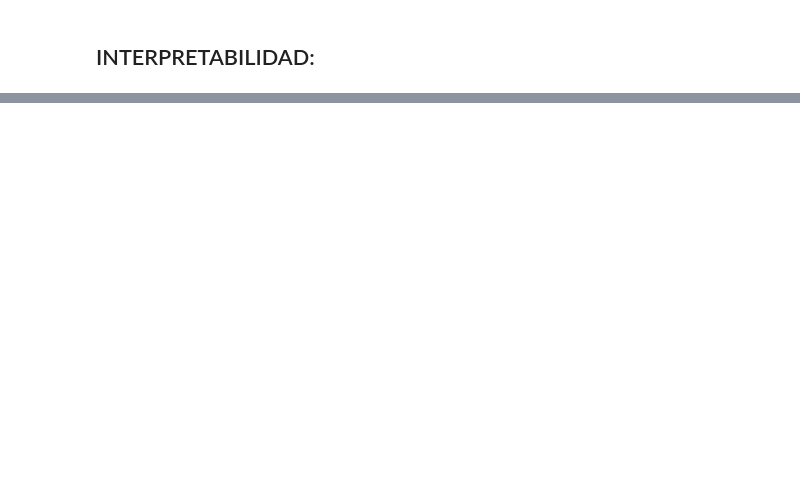
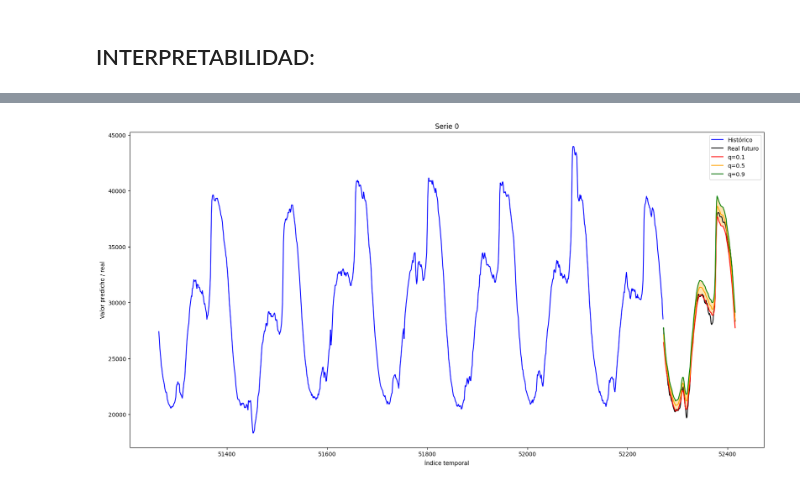
Before and after one commit to Camiau20/Camiau20, a Jupyter notebook: notebooks/09_TFT.ipynb, the cells around one changed output, grey strips where cells are left out. Drawn from its saved outputs; the diff is of its cells as text; code cells hidden in the pictures; blank space fills up the shorter version.

```diff
--- a/notebooks/09_TFT.ipynb
+++ b/notebooks/09_TFT.ipynb
@@ -270,0 +336,49 @@ for k, v in interpretation.items():
+# %%
+num_series = len(x["decoder_target"])
+
+for i in range(num_series):  # se ajusta al batch real
+    plt.figure(figsize=(20, 10))
+
+
+    encoder_target = x["encoder_target"][i].cpu().numpy().flatten()
+    decoder_target = x["decoder_target"][i].cpu().numpy().flatten()
+
+
+    decoder_time = x["decoder_time_idx"][i].cpu().numpy().flatten()
+    encoder_time = np.arange(decoder_time[0] - len(encoder_target), decoder_time[0])
+
+
+    preds = raw_predictions.output[i]
+    preds = preds.cpu().numpy()
+    preds = np.squeeze(preds)
+
+
+    sns.lineplot(x=encoder_time, y=encoder_target, label="Histórico", color="blue")
+
+
+    sns.lineplot(x=decoder_time, y=decoder_target, label="Real futuro", color="black")
+
+
+    colores = ["red", "orange", "green"]
+    for q, c in zip([0.1, 0.5, 0.9], colores):
+        if q in quantiles:
+            q_idx = quantiles.index(q)
+            sns.lineplot(x=decoder_time, y=preds[:, q_idx].flatten(), label=f"q={q}", color=c)
+
+
+    if 0.1 in quantiles and 0.9 in quantiles:
+        q10_idx = quantiles.index(0.1)
+        q90_idx = quantiles.index(0.9)
+        plt.fill_between(decoder_time,
+                         preds[:, q10_idx].flatten(),
+                         preds[:, q90_idx].flatten(),
+                         alpha=0.3,
+                         color="orange")
+
+    plt.title(f"Serie {i}")
+    plt.xlabel("Índice temporal")
+    plt.ylabel("Valor predicho / real")
+    plt.legend()
+    plt.show()
+# %% [output]
+[figure, added]
```
Also changed, not shown: parts of 10 cells of this notebook.
